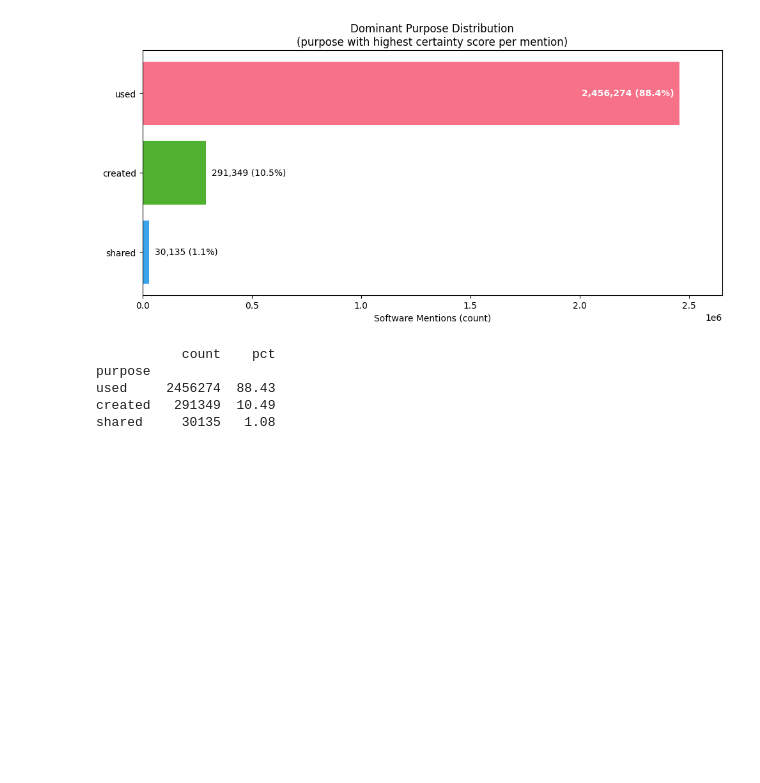
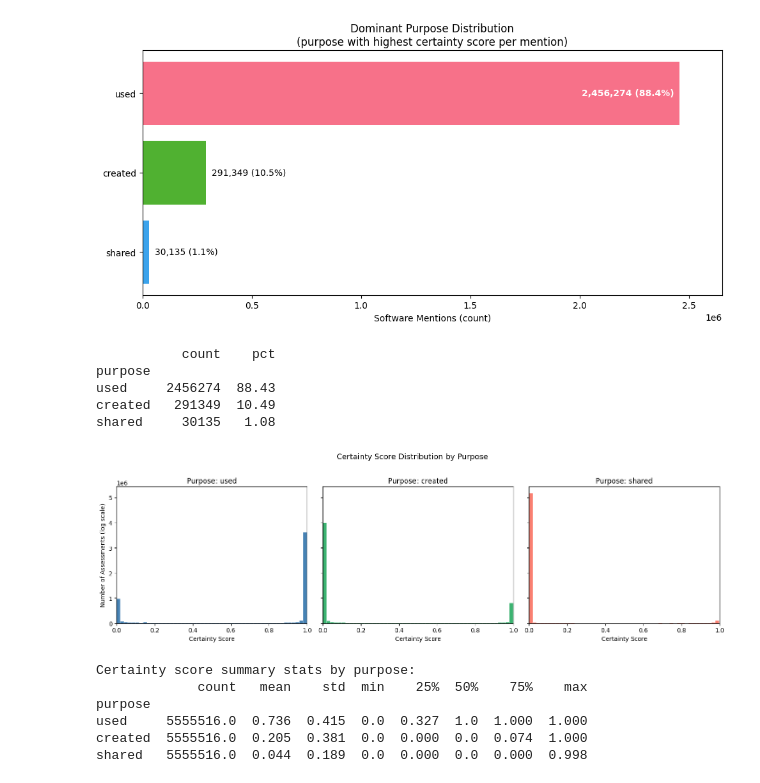
Before and after one commit to kierangivens/softcite-extractions-oa, a Jupyter notebook: softcite_analysis.ipynb, the cells around one changed output. Saved outputs shown, nothing was run; the diff lists cells and outputs as text; code cells hidden in the pictures; blank space fills up the shorter version.

Commit message:
Plot/eval certainty score distribution

```diff
--- a/softcite_analysis.ipynb
+++ b/softcite_analysis.ipynb
@@ -848,3 +848,33 @@ purpose
 used     2456274  88.43
 created   291349  10.49
 shared     30135   1.08
+# %%
+purposes = ['used', 'created', 'shared']
+colors = {'used': 'steelblue', 'created': 'mediumseagreen', 'shared': 'salmon'}
+
+fig, axes = plt.subplots(1, 3, figsize=(15, 4.5), sharey=True)
+
+for ax, p in zip(axes, purposes):
+    scores = purpose_df.loc[purpose_df['purpose'] == p, 'certainty_score']
+    ax.hist(scores, bins=50, color=colors[p], edgecolor='white', linewidth=0.3)
+    ax.set_title(f"Purpose: {p}")
+    ax.set_xlabel("Certainty Score")
+    ax.set_xlim(0, 1)
+
+axes[0].set_ylabel("Number of Assessments (log scale)")
+
+plt.suptitle("Certainty Score Distribution by Purpose", y=1.02, fontsize=13)
+plt.tight_layout()
+plt.show()
+
+print("\nCertainty score summary stats by purpose:")
+print(purpose_df.groupby('purpose')['certainty_score']
+      .describe().round(3).sort_values('50%', ascending=False))
+# %% [output]
+[figure, added]
+Certainty score summary stats by purpose:
+             count   mean    std  min    25%  50%    75%    max
+purpose
+used     5555516.0  0.736  0.415  0.0  0.327  1.0  1.000  1.000
+created  5555516.0  0.205  0.381  0.0  0.000  0.0  0.074  1.000
+shared   5555516.0  0.044  0.189  0.0  0.000  0.0  0.000  0.998
```
